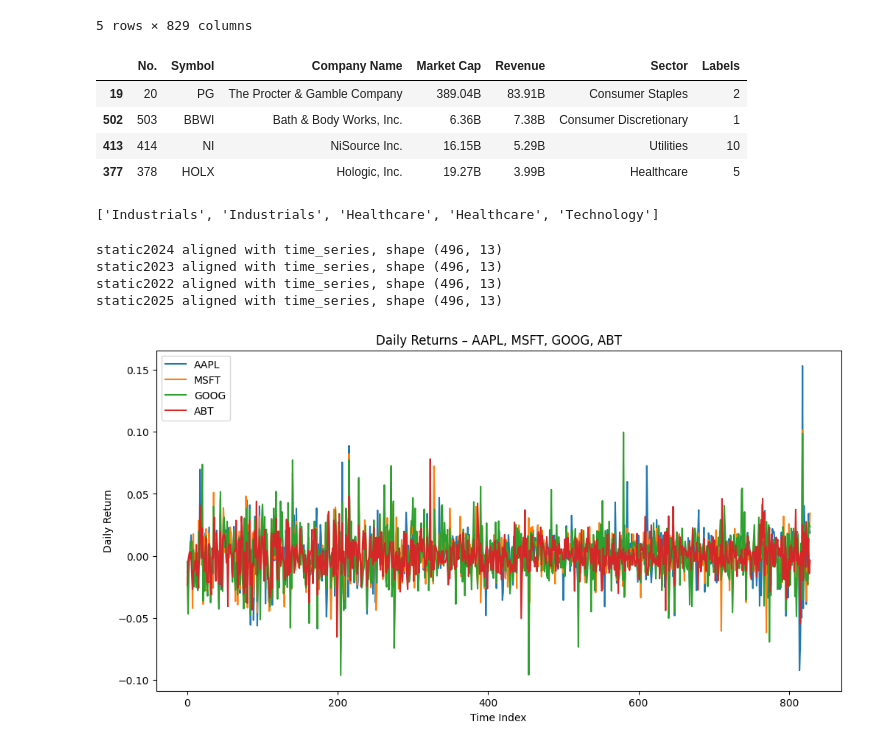
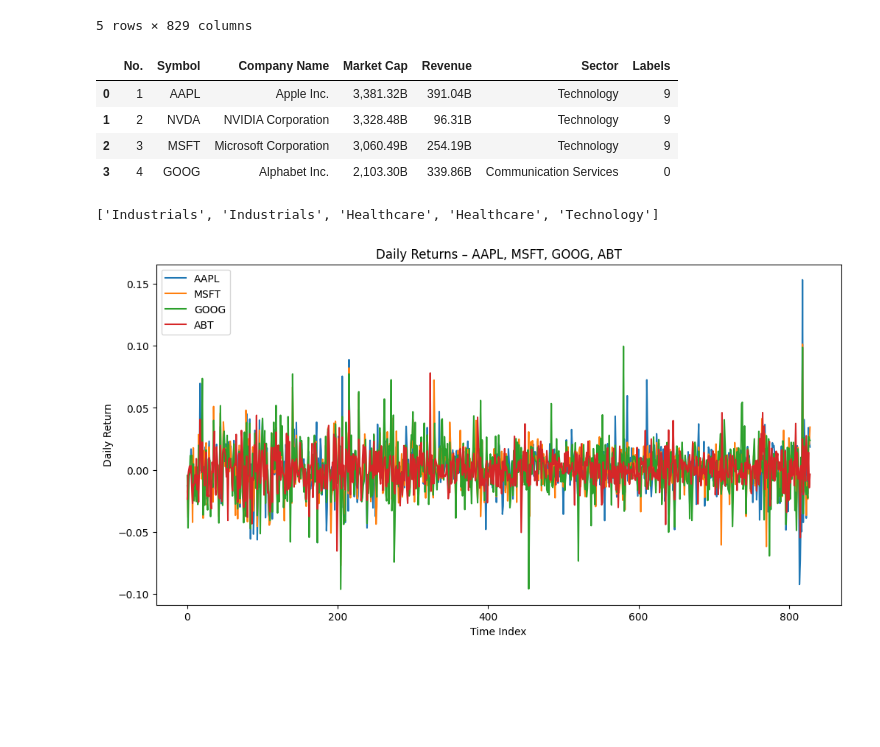
Before and after one commit to rustadadam/PF-GAP, a Jupyter notebook: experiments/stock_data.ipynb, the cells around one changed output. Cells and saved outputs as stored; diff of their text form; code cells hidden in the pictures; blank space fills up the shorter version.

Commit message:
Fixed static variables

```diff
--- a/experiments/stock_data.ipynb
+++ b/experiments/stock_data.ipynb
@@ -40,13 +40,13 @@ time_series.head()
 | ACN | -0.007146 | -0.017611 | -0.048290 | -0.019180 | 0.006069 | 0.005657 | 0.008152 | -0.041942 | -0.022166 | -0.014376 | ... | ... |
 5 rows × 829 columns
 # %%
-stock_data.sample(4)
+stock_data.head(4)
 # %% [output]
 |  | No. | Symbol | Company Name | Market Cap | Revenue | Sector | Labels |
-| 19 | 20 | PG | The Procter & Gamble Company | 389.04B | 83.91B | Consumer Staples | 2 |
-| 502 | 503 | BBWI | Bath & Body Works, Inc. | 6.36B | 7.38B | Consumer Discretionary | 1 |
-| 413 | 414 | NI | NiSource Inc. | 16.15B | 5.29B | Utilities | 10 |
-| 377 | 378 | HOLX | Hologic, Inc. | 19.27B | 3.99B | Healthcare | 5 |
+| 0 | 1 | AAPL | Apple Inc. | 3,381.32B | 391.04B | Technology | 9 |
+| 1 | 2 | NVDA | NVIDIA Corporation | 3,328.48B | 96.31B | Technology | 9 |
+| 2 | 3 | MSFT | Microsoft Corporation | 3,060.49B | 254.19B | Technology | 9 |
+| 3 | 4 | GOOG | Alphabet Inc. | 2,103.30B | 339.86B | Communication Services | 0 |
 # %%
 # align sectors from stock_data to time_series rows and build labels list
 # ensure there’s no leading/trailing whitespace in column names
@@ -58,20 +58,6 @@ labels = sector_map.reindex(time_series.index).tolist()
 labels[:5]
 # %% [output]
 ['Industrials', 'Industrials', 'Healthcare', 'Healthcare', 'Technology']
-# %%
-# Split static_data into separate DataFrames by year and align to time_series.index
-for year in static_data['Year'].unique():
-    # slice out this year's data
-    df = static_data[static_data['Year'] == year].reset_index(drop=True)
-    # reindex by ticker to match time_series rows
-    df = df.set_index('Ticker').reindex(time_series.index).reset_index()
-    globals()[f"static{year}"] = df
-    print(f"static{year} aligned with time_series, shape {df.shape}")
-# %% [output]
-static2024 aligned with time_series, shape (496, 13)
-static2023 aligned with time_series, shape (496, 13)
-static2022 aligned with time_series, shape (496, 13)
-static2025 aligned with time_series, shape (496, 13)
 # %%
 def plot_ticker_returns(tickers):
     # allow a single ticker string as input
```
Also changed, not shown: parts of 9 cells of this notebook.
